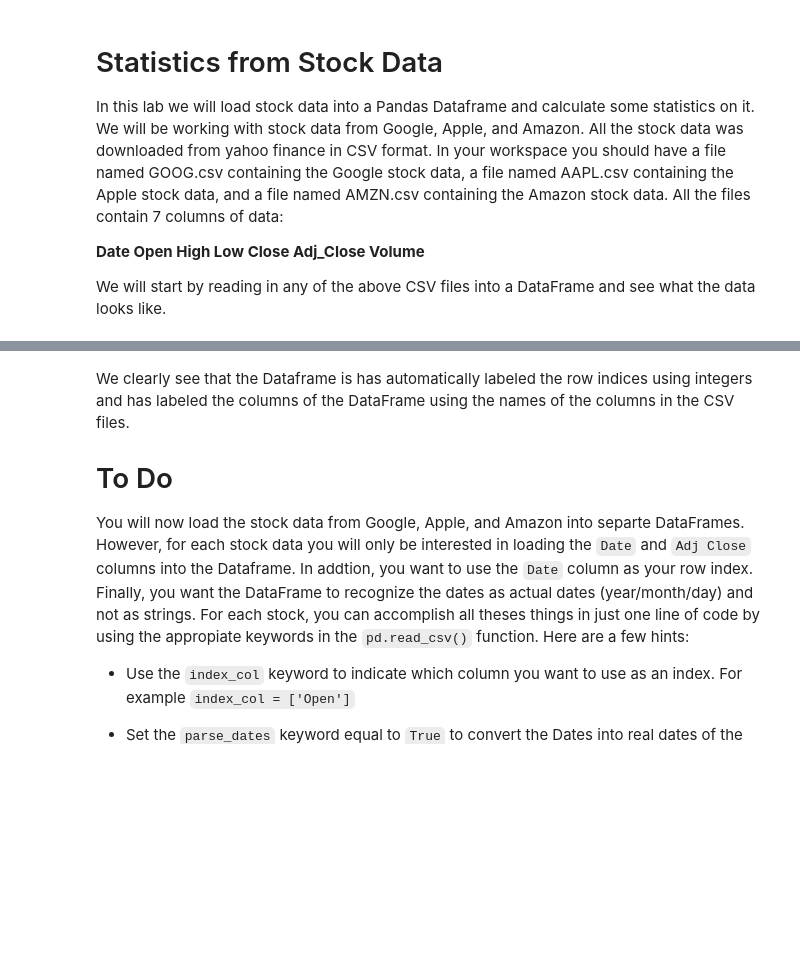
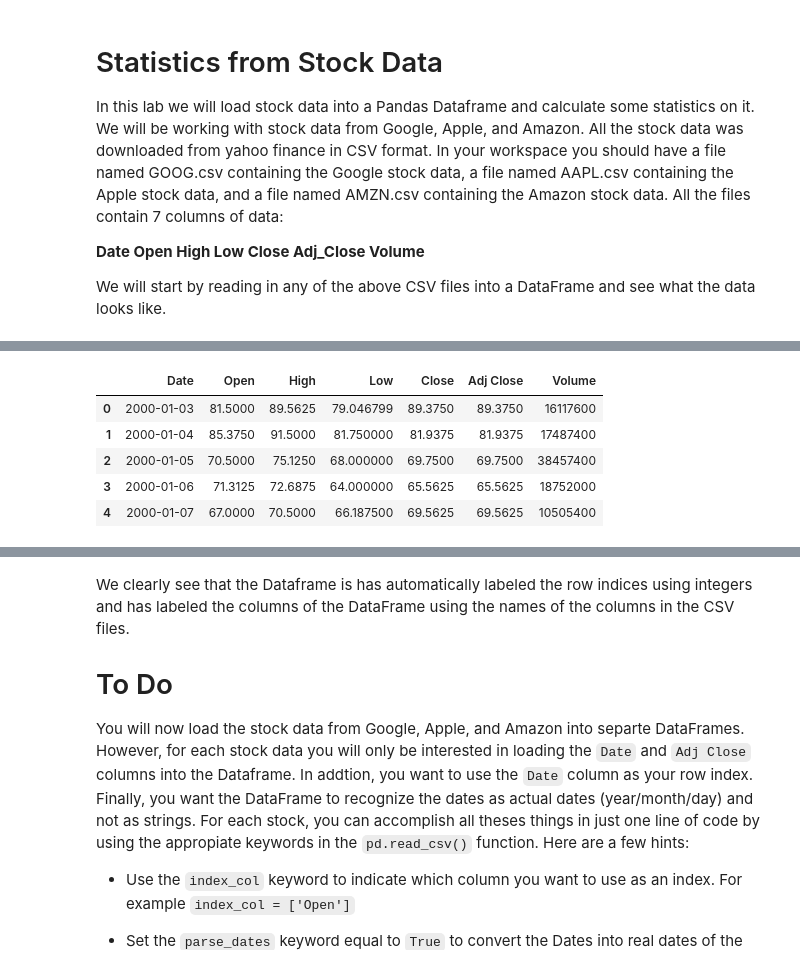
Before and after one commit to fedevita/udacity-aipnd-pandas-mini-project, a Jupyter notebook: work/Statistics from Stock Data.ipynb, the cells around one changed output, grey strips where cells are left out. Cells and saved outputs as stored; diff of their text form; code cells hidden in the pictures; blank space fills up the shorter version.

```diff
--- a/work/Statistics from Stock Data.ipynb
+++ b/work/Statistics from Stock Data.ipynb
@@ -16,0 +24,12 @@ We will start by reading in any of the above CSV files into a DataFrame and see
+# %%
+# We read in a stock data data file into a data frame and see what it looks like
+amazon = pd.read_csv('AMZN.csv')
+# We display the first 5 rows of the DataFrame
+amazon.head(5)
+# %% [output]
+|  | Date | Open | High | Low | Close | Adj Close | Volume |
+| 0 | 2000-01-03 | 81.5000 | 89.5625 | 79.046799 | 89.3750 | 89.3750 | 16117600 |
+| 1 | 2000-01-04 | 85.3750 | 91.5000 | 81.750000 | 81.9375 | 81.9375 | 17487400 |
+| 2 | 2000-01-05 | 70.5000 | 75.1250 | 68.000000 | 69.7500 | 69.7500 | 38457400 |
+| 3 | 2000-01-06 | 71.3125 | 72.6875 | 64.000000 | 65.5625 | 65.5625 | 18752000 |
+| 4 | 2000-01-07 | 67.0000 | 70.5000 | 66.187500 | 69.5625 | 69.5625 | 10505400 |
```
Also changed, not shown: parts of 18 cells of this notebook.
